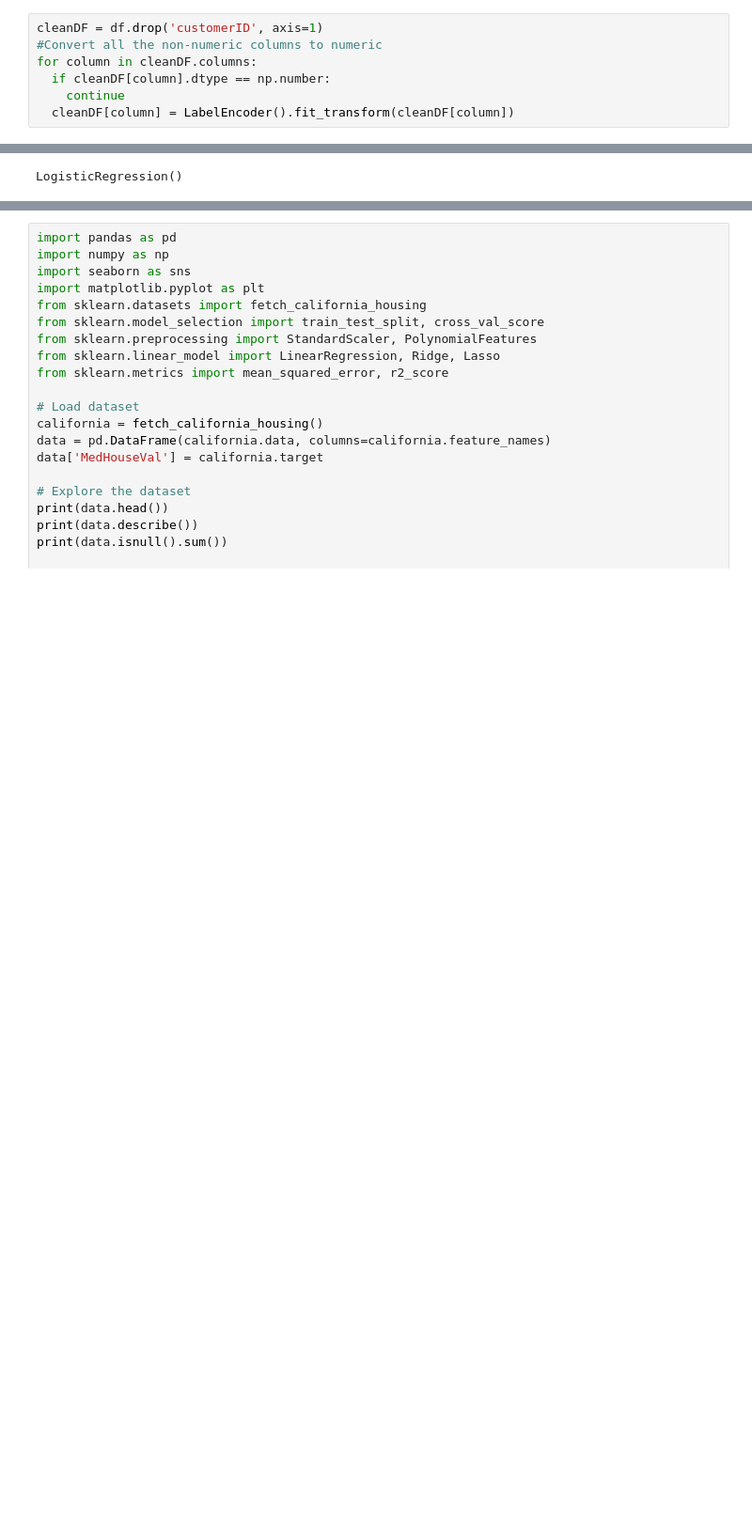
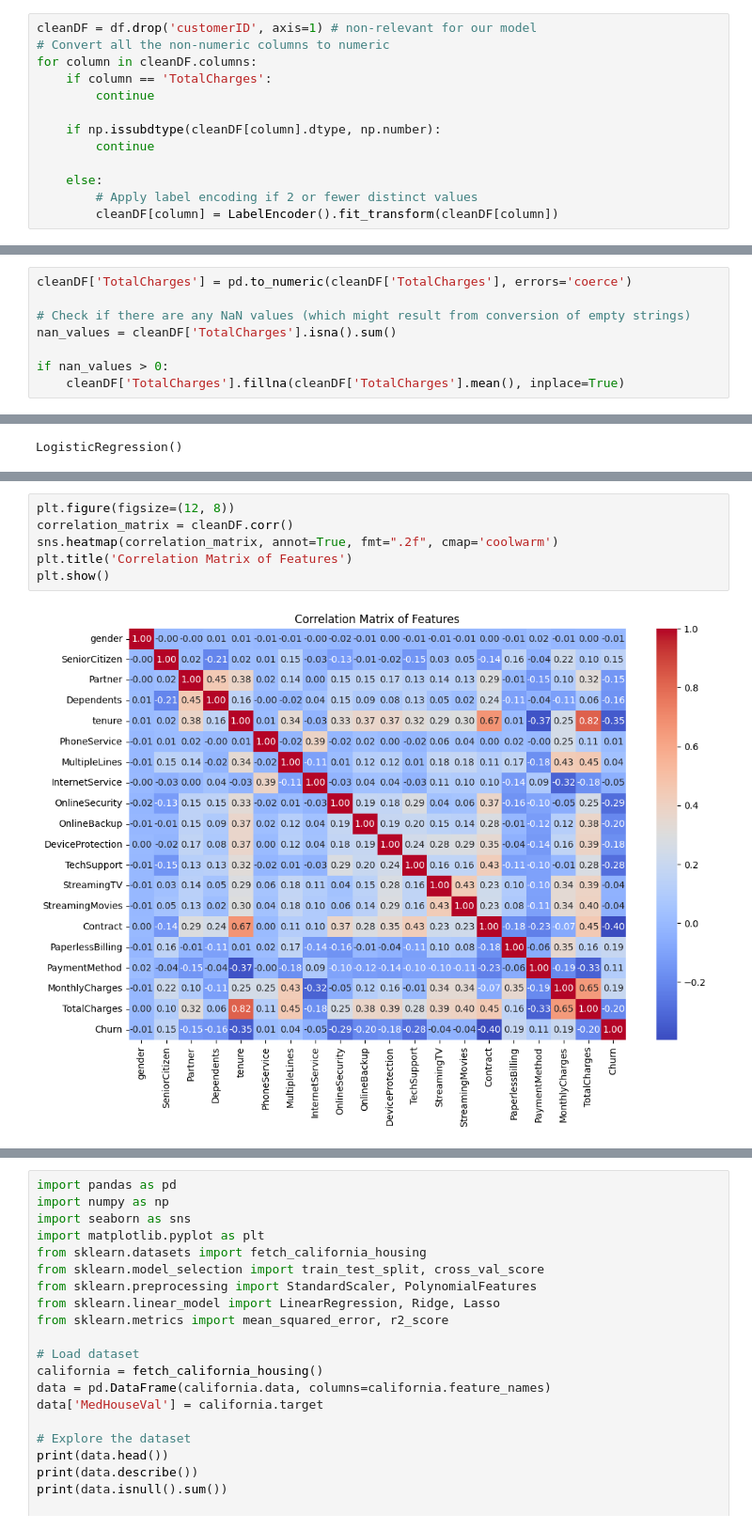
Before and after one commit to SergiDataAnalyst/customer_churn_prediction, a Jupyter notebook: customer_chur_prediction.ipynb, the cells around one changed output, grey strips where cells are left out. Shown at 94% size. Cells and saved outputs as stored; diff of their text form; blank space fills up the shorter version.

```diff
--- a/customer_chur_prediction.ipynb
+++ b/customer_chur_prediction.ipynb
@@ -181,7 +225,13 @@ array([<AxesSubplot: title={'center': 'tenure'}>,
 # %%
-cleanDF = df.drop('customerID', axis=1)
-#Convert all the non-numeric columns to numeric
+cleanDF = df.drop('customerID', axis=1) # non-relevant for our model
+# Convert all the non-numeric columns to numeric
 for column in cleanDF.columns:
-  if cleanDF[column].dtype == np.number:
-    continue
-  cleanDF[column] = LabelEncoder().fit_transform(cleanDF[column])
+    if column == 'TotalCharges':
+        continue
+
+    if np.issubdtype(cleanDF[column].dtype, np.number):
+        continue
+
+    else:
+        # Apply label encoding if 2 or fewer distinct values
+        cleanDF[column] = LabelEncoder().fit_transform(cleanDF[column])
@@ -212,6 +273,14 @@ x = cleanDF.drop('Churn', axis=1)
 
 y = cleanDF['Churn']
 x = StandardScaler().fit_transform(x)
+# %%
+cleanDF['TotalCharges'] = pd.to_numeric(cleanDF['TotalCharges'], errors='coerce')
+
+# Check if there are any NaN values (which might result from conversion of empty strings)
+nan_values = cleanDF['TotalCharges'].isna().sum()
+
+if nan_values > 0:
+    cleanDF['TotalCharges'].fillna(cleanDF['TotalCharges'].mean(), inplace=True)
 # %%
 print(x)
 # %% [output]
@@ -262,3 +331,11 @@ print(classification_report(ytest, predictions))
     accuracy                           0.82      1409
    macro avg       0.77      0.74      0.75      1409
 weighted avg       0.81      0.82      0.81      1409
+# %%
+plt.figure(figsize=(12, 8))
+correlation_matrix = cleanDF.corr()
+sns.heatmap(correlation_matrix, annot=True, fmt=".2f", cmap='coolwarm')
+plt.title('Correlation Matrix of Features')
+plt.show()
+# %% [output]
+[figure, added]
```
Also changed, not shown: parts of 24 cells of this notebook.
